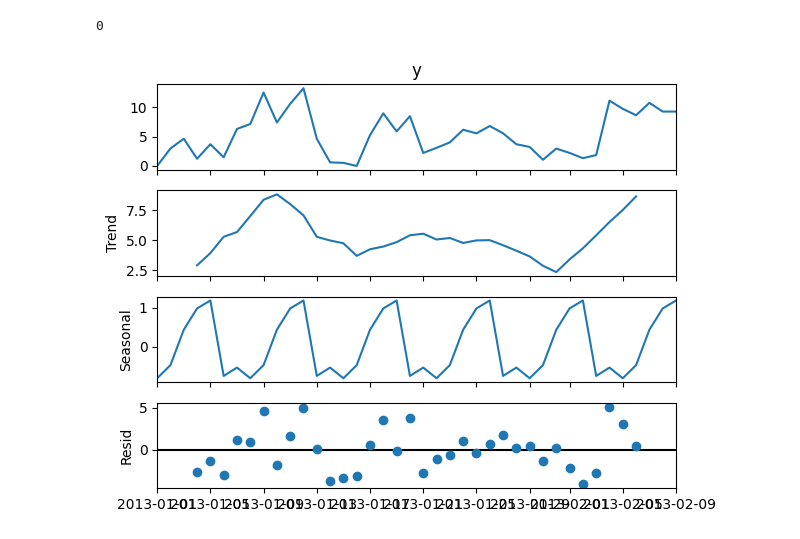
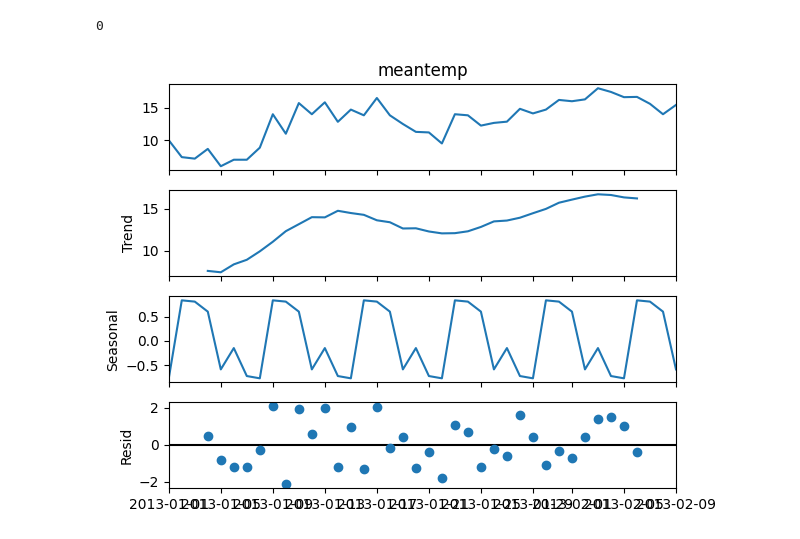
Before and after one commit to ari-dasci/S-DenoGrad, a Jupyter notebook: src/scripts/time_series/real/daily_climate/eda.ipynb, the cells around one changed output. Cells and saved outputs as stored; diff of their text form; code cells hidden in the pictures.

```diff
--- a/src/scripts/time_series/real/daily_climate/eda.ipynb
+++ b/src/scripts/time_series/real/daily_climate/eda.ipynb
@@ -84,18 +84,15 @@ df_data.duplicated().sum()
 0
 # %%
 df_data.set_index('date', inplace=True)
-# %%
-df_data['y'] = df_data['wind_speed']
-df_data.drop(columns=['wind_speed'], inplace=True)
 # %%
 from statsmodels.tsa.seasonal import seasonal_decompose
 
 # Descomposición estacional
-decomposition = seasonal_decompose(df_data['y'].iloc[:40], model="additive")
+decomposition = seasonal_decompose(df_data['meantemp'].iloc[:40], model="additive")
 decomposition.plot()
 plt.show()
 # %% [output]
-[figure, old version]
+[figure, new version]
 # %%
 df_data.to_parquet(
     os.path.join(
```
Also changed, not shown: parts of 1 cell of this notebook, 6 other files.
